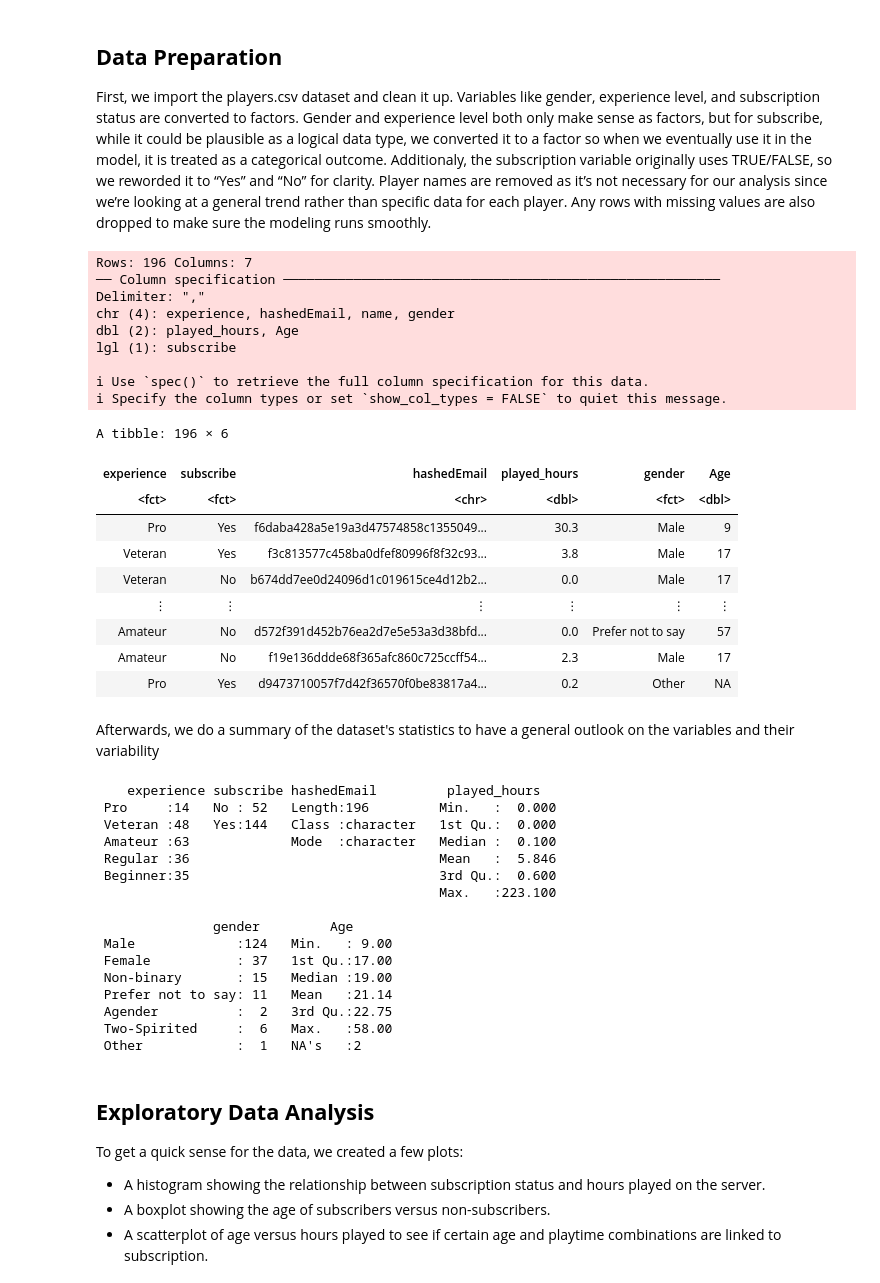
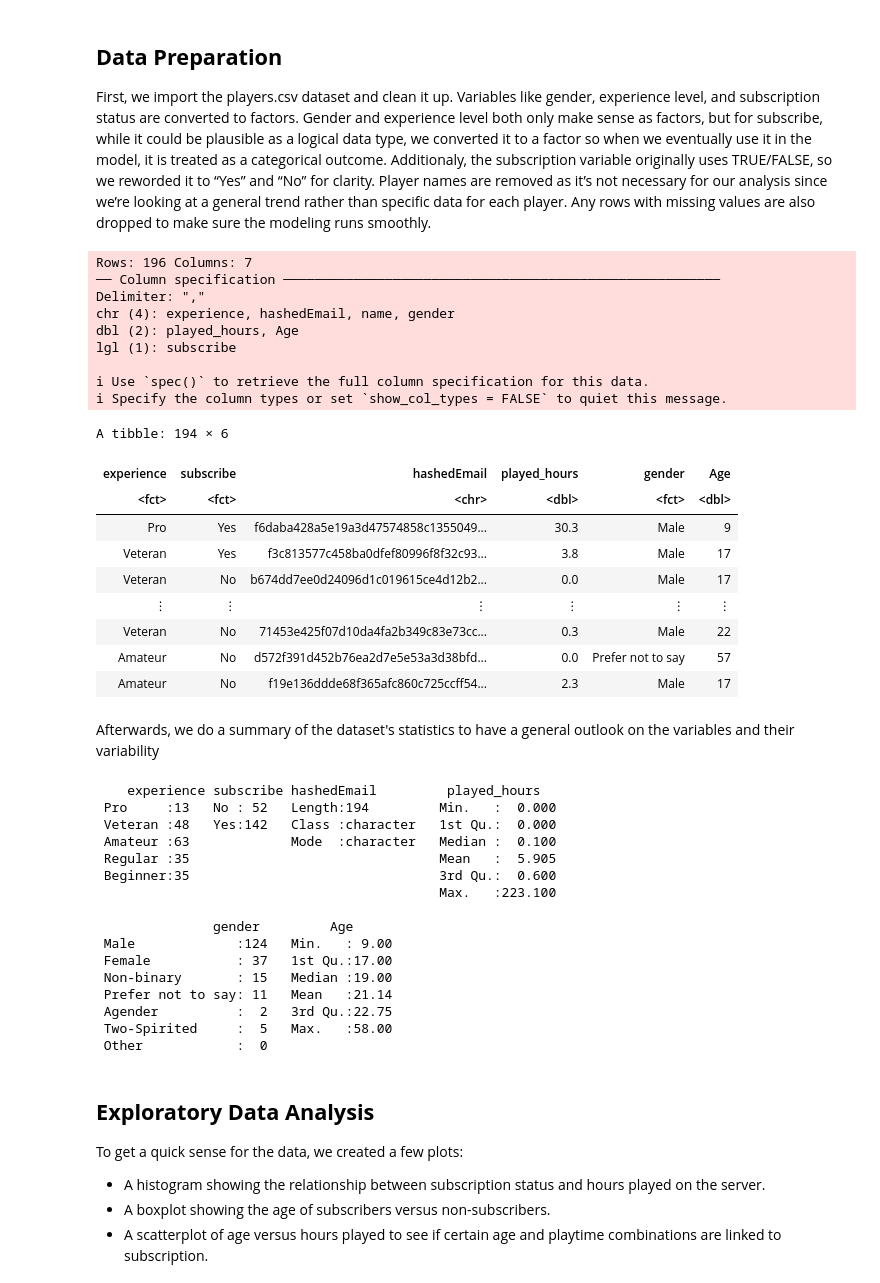
Before and after one commit to RadinAlikhani/DSCI-100-GROUP-PROJECT-REPOSITORY, a Jupyter notebook: Group Project .ipynb, the cells around one changed output. Cells and saved outputs as stored; diff of their text form; code cells hidden in the pictures.

```diff
--- a/Group Project .ipynb
+++ b/Group Project .ipynb
@@ -90,30 +90,31 @@ First, we import the players.csv dataset and clean it up. Variables like gender,
 # %%
 players<-read_csv("https://raw.githubusercontent.com/RadinAlikhani/DSCI-100-GROUP-PROJECT-REPOSITORY/refs/heads/main/players.csv")|>
     mutate(gender=as_factor(gender),experience=as_factor(experience),subscribe=as_factor(subscribe))|>
     mutate(subscribe=fct_recode(subscribe, "Yes" = "TRUE", "No" = "FALSE"))|>
-    select(-name)
+    select(-name)|>
+    drop_na()
 
 players
 # %% [output]
 Rows: 196 Columns: 7
 ── Column specification ────────────────────────────────────────────────────────
 Delimiter: ","
 chr (4): experience, hashedEmail, name, gender
 dbl (2): played_hours, Age
 lgl (1): subscribe
 
 ℹ Use `spec()` to retrieve the full column specification for this data.
 ℹ Specify the column types or set `show_col_types = FALSE` to quiet this message.
-A tibble: 196 × 6
+A tibble: 194 × 6
 | experience | subscribe | hashedEmail | played_hours | gender | Age |
 | <fct> | <fct> | <chr> | <dbl> | <fct> | <dbl> |
 | Pro | Yes | f6daba428a5e19a3d47574858c1355049... | 30.3 | Male | 9 |
 | Veteran | Yes | f3c813577c458ba0dfef80996f8f32c93... | 3.8 | Male | 17 |
 | Veteran | No | b674dd7ee0d24096d1c019615ce4d12b2... | 0.0 | Male | 17 |
 | ⋮ | ⋮ | ⋮ | ⋮ | ⋮ | ⋮ |
+| Veteran | No | 71453e425f07d10da4fa2b349c83e73cc... | 0.3 | Male | 22 |
 | Amateur | No | d572f391d452b76ea2d7e5e53a3d38bfd... | 0.0 | Prefer not to say | 57 |
 | Amateur | No | f19e136ddde68f365afc860c725ccff54... | 2.3 | Male | 17 |
-| Pro | Yes | d9473710057f7d42f36570f0be83817a4... | 0.2 | Other | NA |
 # %% [markdown]
 Afterwards, we do a summary of the dataset's statistics to have a general outlook on the variables and their variability
 # %%
@@ -121,10 +122,10 @@ players_summary<-summary(players)
 players_summary
 # %% [output]
     experience subscribe hashedEmail         played_hours
- Pro     :14   No : 52   Length:196         Min.   :  0.000
- Veteran :48   Yes:144   Class :character   1st Qu.:  0.000
+ Pro     :13   No : 52   Length:194         Min.   :  0.000
+ Veteran :48   Yes:142   Class :character   1st Qu.:  0.000
  Amateur :63             Mode  :character   Median :  0.100
- Regular :36                                Mean   :  5.846
+ Regular :35                                Mean   :  5.905
  Beginner:35                                3rd Qu.:  0.600
                                             Max.   :223.100
 
@@ -134,8 +135,8 @@ players_summary
  Non-binary       : 15   Median :19.00
  Prefer not to say: 11   Mean   :21.14
  Agender          :  2   3rd Qu.:22.75
- Two-Spirited     :  6   Max.   :58.00
- Other            :  1   NA's   :2
+ Two-Spirited     :  5   Max.   :58.00
+ Other            :  0
 # %% [markdown]
 ## **Exploratory Data Analysis**
 
```
Also changed, not shown: parts of 10 cells of this notebook.
